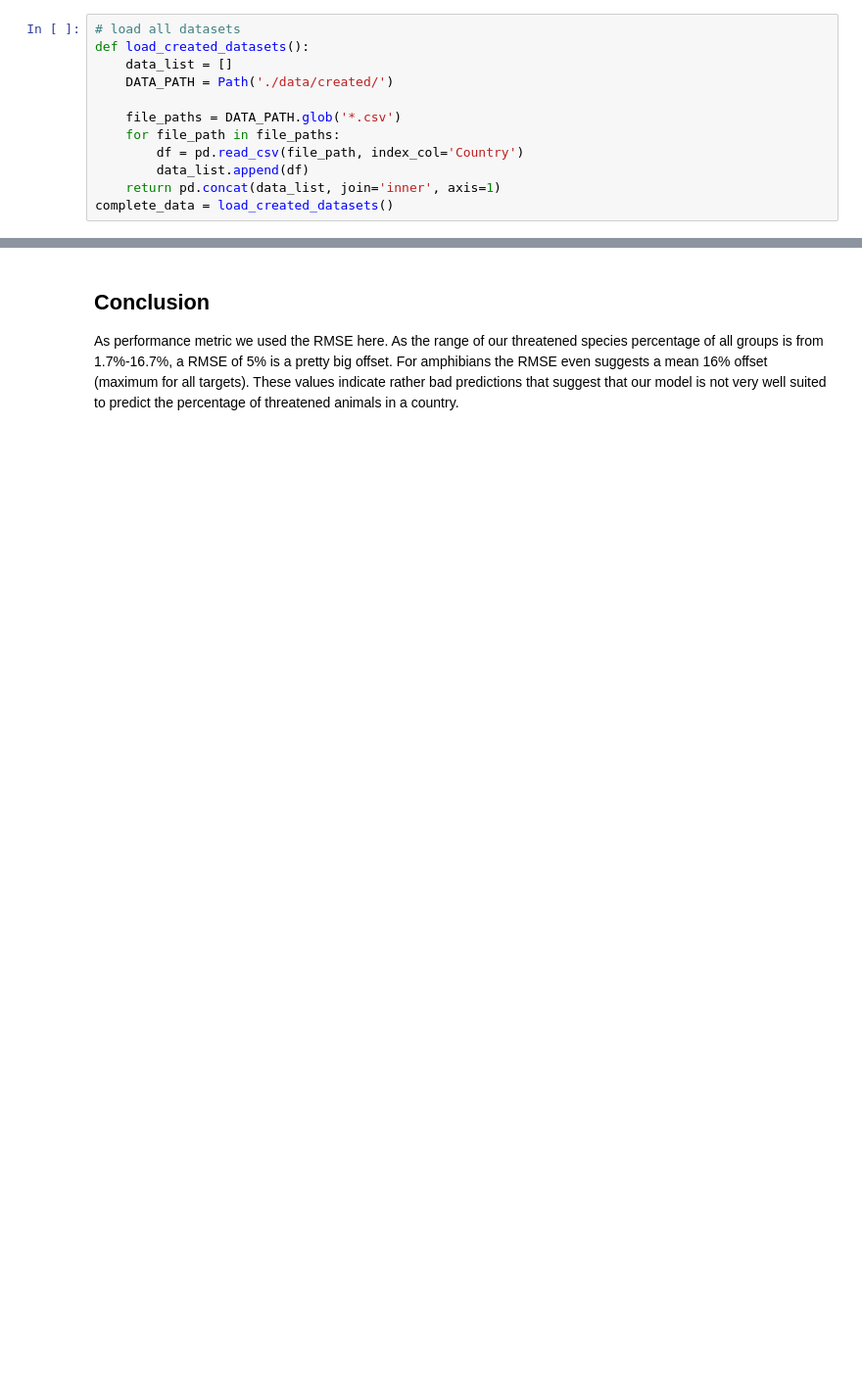
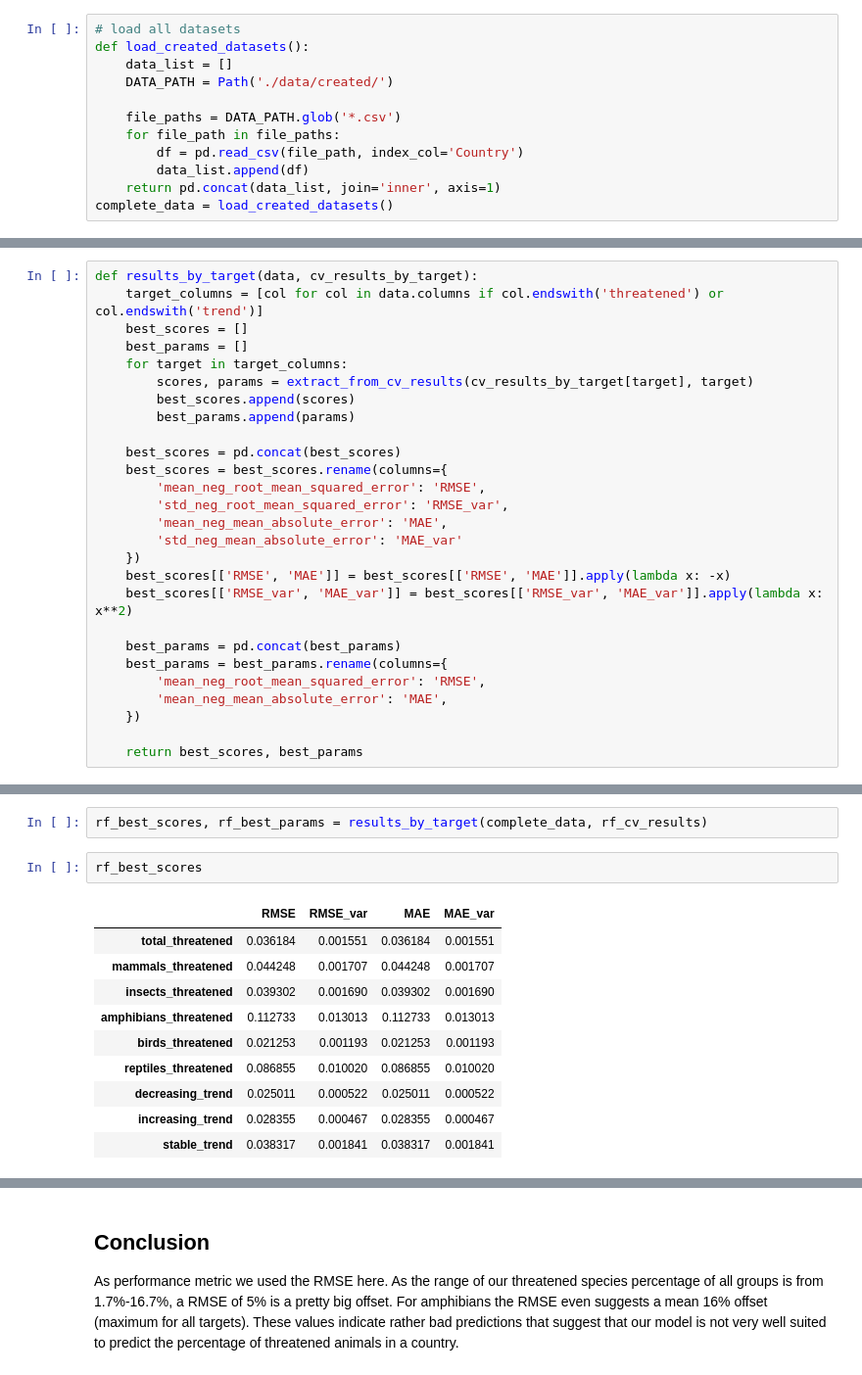
Before and after one commit to MarkusKiesel93/DOPPThreatenedSpecies, a Jupyter notebook: Random Forest Regression.ipynb, the cells around one changed output, grey strips where cells are left out. Shown at 98% size. Saved outputs shown, nothing was run; the diff lists cells and outputs as text; blank space fills up the shorter version.

```diff
--- a/Random Forest Regression.ipynb
+++ b/Random Forest Regression.ipynb
@@ -33,2 +59,29 @@ As the number of samples in our remaining data frame is quite limited, we use le
+# %%
+def results_by_target(data, cv_results_by_target):
+    target_columns = [col for col in data.columns if col.endswith('threatened') or col.endswith('trend')]
+    best_scores = []
+    best_params = []
+    for target in target_columns:
+        scores, params = extract_from_cv_results(cv_results_by_target[target], target)
+        best_scores.append(scores)
+        best_params.append(params)
+
+    best_scores = pd.concat(best_scores)
+    best_scores = best_scores.rename(columns={
+        'mean_neg_root_mean_squared_error': 'RMSE',
+        'std_neg_root_mean_squared_error': 'RMSE_var',
+        'mean_neg_mean_absolute_error': 'MAE',
+        'std_neg_mean_absolute_error': 'MAE_var'
+    })
+    best_scores[['RMSE', 'MAE']] = best_scores[['RMSE', 'MAE']].apply(lambda x: -x)
+    best_scores[['RMSE_var', 'MAE_var']] = best_scores[['RMSE_var', 'MAE_var']].apply(lambda x: x**2)
+
+    best_params = pd.concat(best_params)
+    best_params = best_params.rename(columns={
+        'mean_neg_root_mean_squared_error': 'RMSE',
+        'mean_neg_mean_absolute_error': 'MAE',
+    })
+
+    return best_scores, best_params
 # %%
 def rf_predict_threatened_relative(data):
@@ -54,0 +108,15 @@ RMSE_rf
+# %%
+rf_best_scores, rf_best_params = results_by_target(complete_data, rf_cv_results)
+# %%
+rf_best_scores
+# %% [output]
+|  | RMSE | RMSE_var | MAE | MAE_var |
+| total_threatened | 0.036184 | 0.001551 | 0.036184 | 0.001551 |
+| mammals_threatened | 0.044248 | 0.001707 | 0.044248 | 0.001707 |
+| insects_threatened | 0.039302 | 0.001690 | 0.039302 | 0.001690 |
+| amphibians_threatened | 0.112733 | 0.013013 | 0.112733 | 0.013013 |
+| birds_threatened | 0.021253 | 0.001193 | 0.021253 | 0.001193 |
+| reptiles_threatened | 0.086855 | 0.010020 | 0.086855 | 0.010020 |
+| decreasing_trend | 0.025011 | 0.000522 | 0.025011 | 0.000522 |
+| increasing_trend | 0.028355 | 0.000467 | 0.028355 | 0.000467 |
+| stable_trend | 0.038317 | 0.001841 | 0.038317 | 0.001841 |
```
Also changed, not shown: parts of 9 cells of this notebook.
